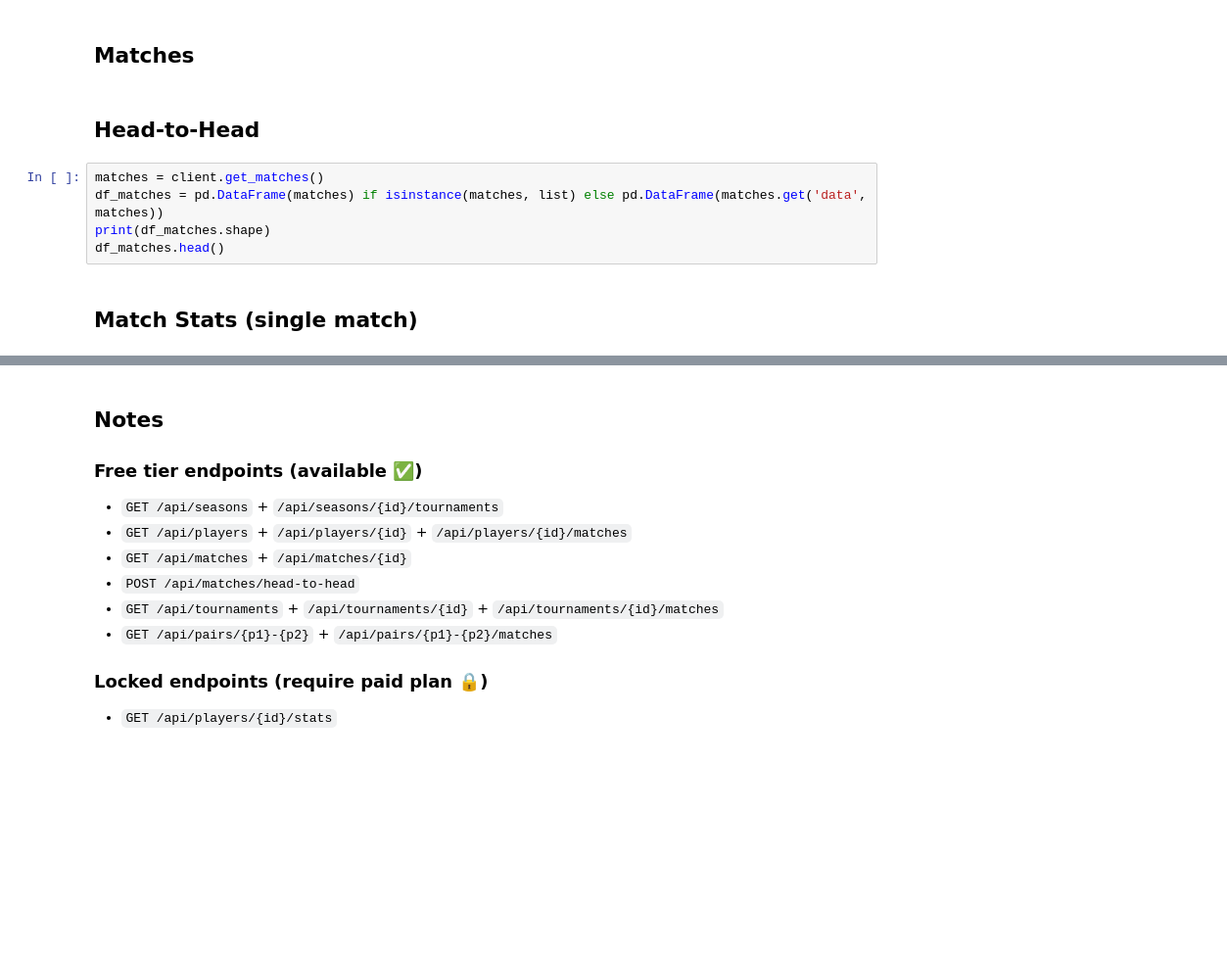
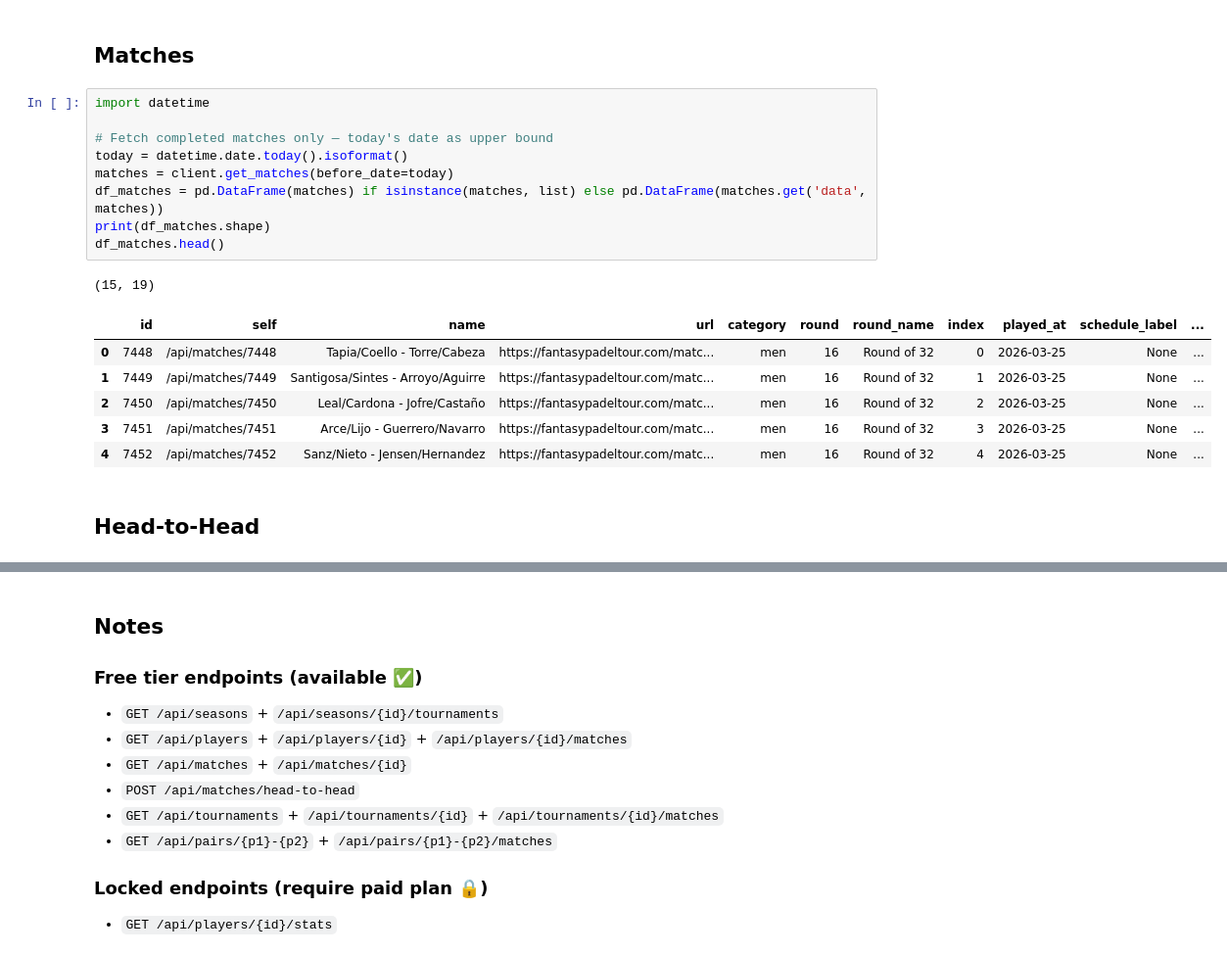
Before and after one commit to TheodorUtvik/padel-analytics, a Jupyter notebook: notebooks/01_explore_api.ipynb, the cells around one changed output, grey strips where cells are left out. Shown at 98% size. Drawn from its saved outputs; the diff is of its cells as text; blank space fills up the shorter version.

```diff
--- a/notebooks/01_explore_api.ipynb
+++ b/notebooks/01_explore_api.ipynb
@@ -59,11 +89,21 @@ dtype: object
 # %% [markdown]
 ## Matches
+# %%
+import datetime
+
+# Fetch completed matches only — today's date as upper bound
+today = datetime.date.today().isoformat()
+matches = client.get_matches(before_date=today)
+df_matches = pd.DataFrame(matches) if isinstance(matches, list) else pd.DataFrame(matches.get('data', matches))
+print(df_matches.shape)
+df_matches.head()
+# %% [output]
+(15, 19)
+|  | id | self | name | url | category | round | round_name | index | played_at | schedule_label | ... |
+| 0 | 7448 | /api/matches/7448 | Tapia/Coello - Torre/Cabeza | https://fantasypadeltour.com/matc... | men | 16 | Round of 32 | 0 | 2026-03-25 | None | ... |
+| 1 | 7449 | /api/matches/7449 | Santigosa/Sintes - Arroyo/Aguirre | https://fantasypadeltour.com/matc... | men | 16 | Round of 32 | 1 | 2026-03-25 | None | ... |
+| 2 | 7450 | /api/matches/7450 | Leal/Cardona - Jofre/Castaño | https://fantasypadeltour.com/matc... | men | 16 | Round of 32 | 2 | 2026-03-25 | None | ... |
+| 3 | 7451 | /api/matches/7451 | Arce/Lijo - Guerrero/Navarro | https://fantasypadeltour.com/matc... | men | 16 | Round of 32 | 3 | 2026-03-25 | None | ... |
+| 4 | 7452 | /api/matches/7452 | Sanz/Nieto - Jensen/Hernandez | https://fantasypadeltour.com/matc... | men | 16 | Round of 32 | 4 | 2026-03-25 | None | ... |
 # %% [markdown]
 ## Head-to-Head
-# %%
-matches = client.get_matches()
-df_matches = pd.DataFrame(matches) if isinstance(matches, list) else pd.DataFrame(matches.get('data', matches))
-print(df_matches.shape)
-df_matches.head()
-# %% [markdown]
-## Match Stats (single match)
```
Also changed, not shown: parts of 12 cells of this notebook, 1 other file.
